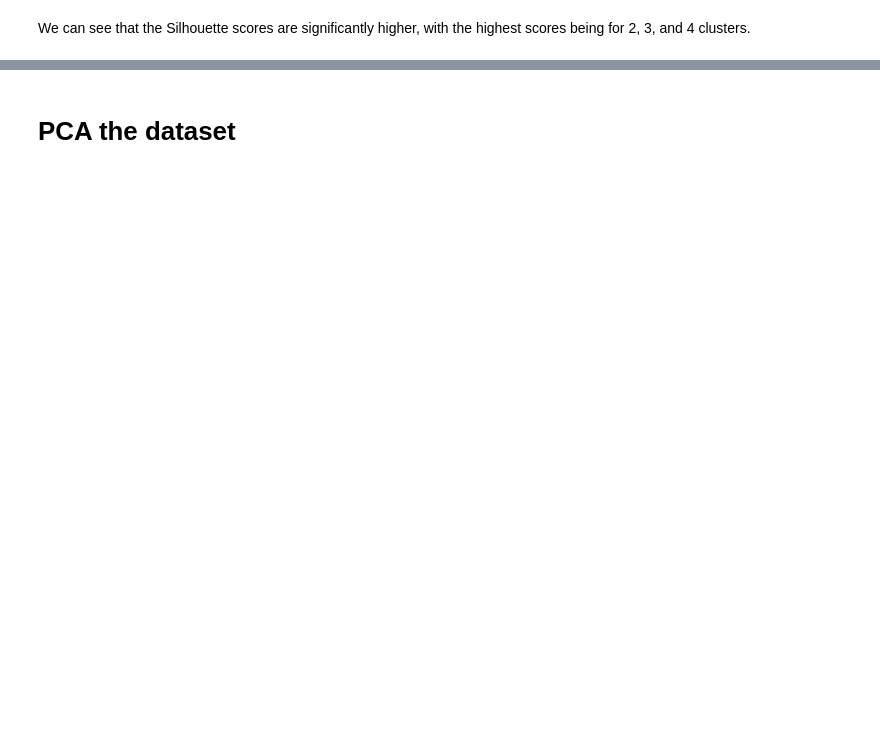
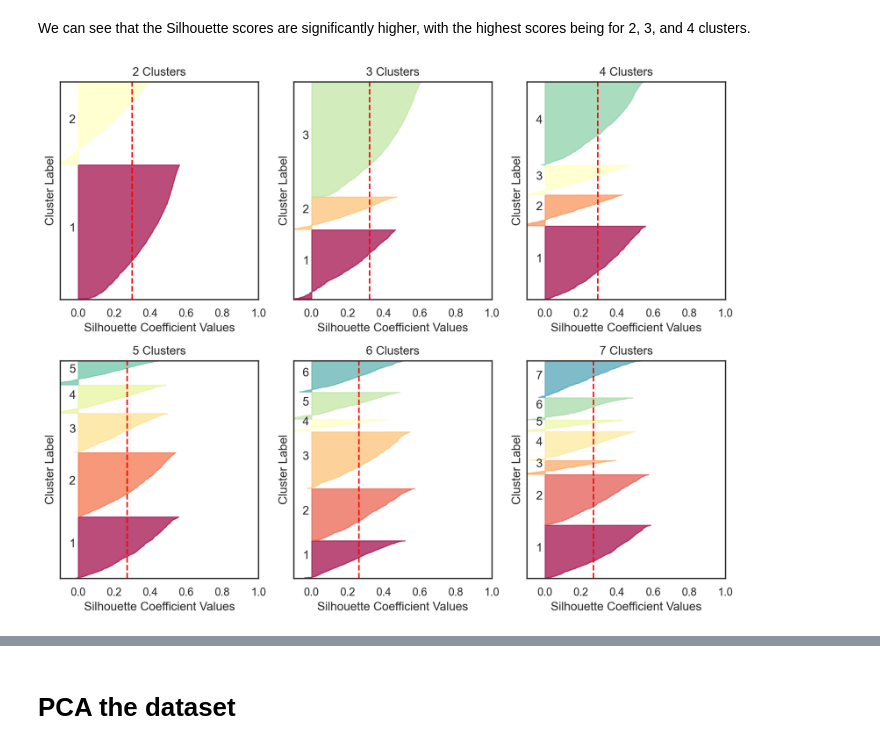
Before and after one commit to sprestrelski/heart-disease-prediction, a Jupyter notebook: Models.ipynb, the cells around one changed output, grey strips where cells are left out. Cells and saved outputs as stored; diff of their text form; code cells hidden in the pictures; blank space fills up the shorter version.

```diff
--- a/Models.ipynb
+++ b/Models.ipynb
@@ -434,2 +415,46 @@ AttributeError: 'NoneType' object has no attribute 'split'
 # %% [markdown]
 We can see that the Silhouette scores are significantly higher, with the highest scores being for 2, 3, and 4 clusters.
+# %%
+# Analyze silhouette scores for different number of clusters
+cluster_configs = [2, 3, 4, 5, 6, 7]
+silhouette_scores = []
+
+plt.figure(figsize=(10, 8))
+
+for idx, k in enumerate(cluster_configs, 1):
+    kmeans = KMeans(n_clusters=k, random_state=42, n_init=10)
+    labels = kmeans.fit_predict(reduced_features)
+
+    silhouette_scores.append(silhouette_score(reduced_features, labels))
+    silhouette_vals = silhouette_samples(reduced_features, labels)
+
+    ax = plt.subplot(2, 3, idx)
+    ax.set_xlim([-0.1, 1])
+    ax.set_ylim([0, len(reduced_features) + (k + 1) * 10])
+
+    y_lower = 10
+
+    for i in range(k):
+        ith_cluster_silhouette_vals = silhouette_vals[labels == i]
+        ith_cluster_silhouette_vals.sort()
+
+        size_cluster_i = ith_cluster_silhouette_vals.shape[0]
+        y_upper = y_lower + size_cluster_i
+
+        color = plt.colormaps.get_cmap("Spectral")(float(i) / k)
+        ax.fill_betweenx(np.arange(y_lower, y_upper), 0, ith_cluster_silhouette_vals, facecolor=color, edgecolor=color, alpha=0.7)
+
+        ax.text(-0.05, y_lower + 0.5 * size_cluster_i, str(i+1))
+        y_lower = y_upper + 10
+
+    ax.set_title(f'{k} Clusters')
+    ax.set_xlabel('Silhouette Coefficient Values')
+    ax.set_ylabel('Cluster Label')
+
+    ax.axvline(x=silhouette_scores[idx-1], color="red", linestyle="--")
+    ax.set_yticks([])
+
+plt.tight_layout()
+plt.show()
+# %% [output]
+[figure, added]
```
Also changed, not shown: parts of 22 cells of this notebook.
